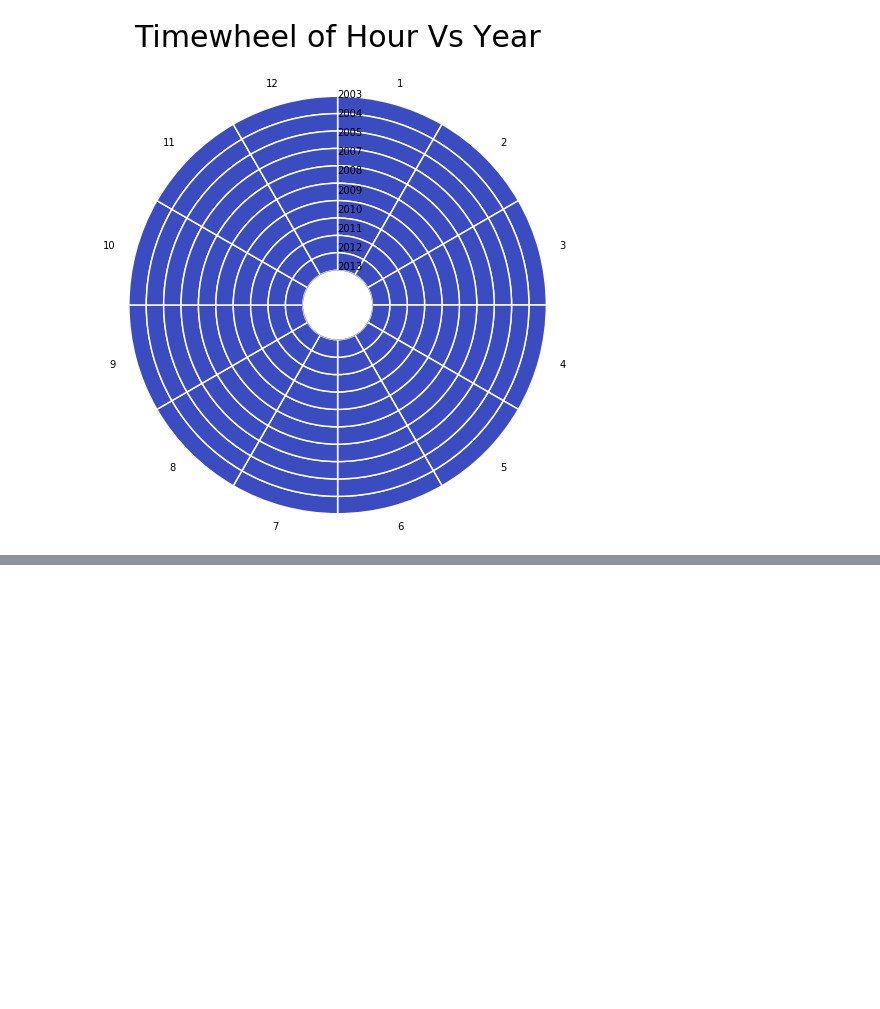
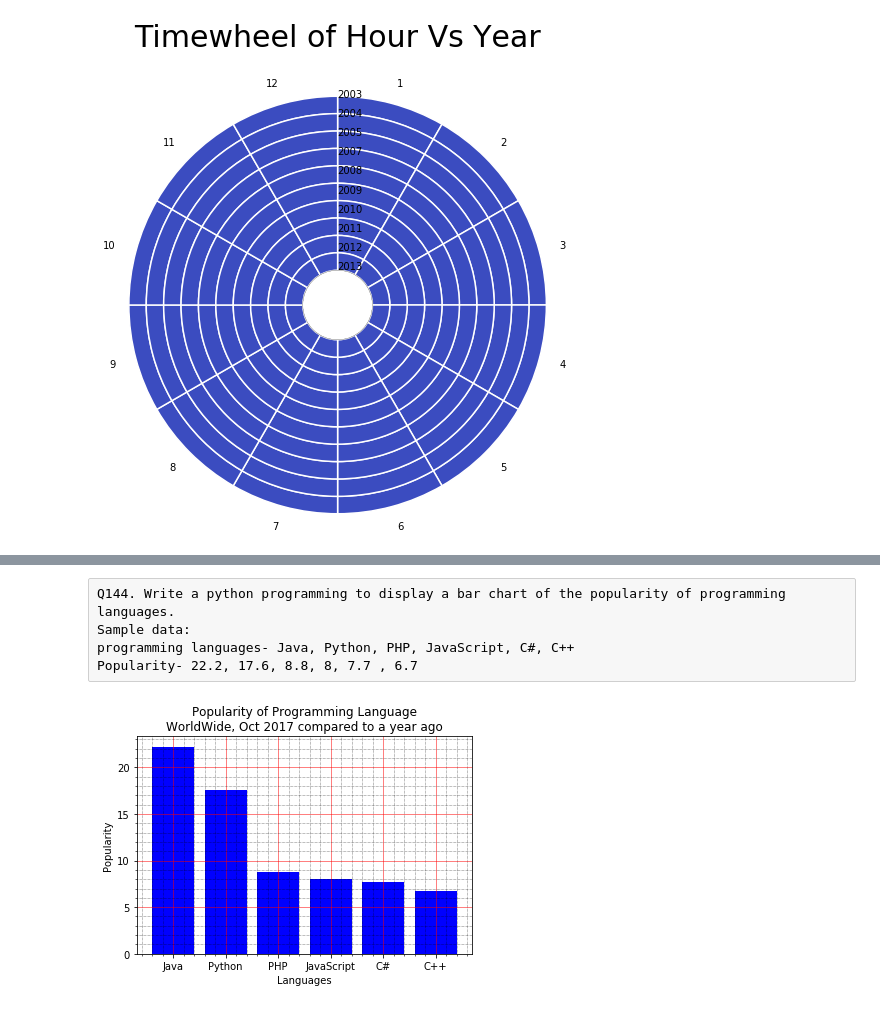
Before and after one commit to naveenkumardb/Python-Programming-Excercises, a Jupyter notebook: Python Subjective Programming Excercises.ipynb, the cells around one changed output, grey strips where cells are left out. Saved outputs shown, nothing was run; the diff lists cells and outputs as text; code cells hidden in the pictures; blank space fills up the shorter version.

```diff
--- a/Python Subjective Programming Excercises.ipynb
+++ b/Python Subjective Programming Excercises.ipynb
@@ -2933,0 +2986,21 @@ plt.show()
+# %% [raw]
+Q144. Write a python programming to display a bar chart of the popularity of programming languages.
+Sample data:
+programming languages- Java, Python, PHP, JavaScript, C#, C++
+Popularity- 22.2, 17.6, 8.8, 8, 7.7 , 6.7
+# %%
+import matplotlib.pyplot as plt
+x = ['Java', 'Python', 'PHP', 'JavaScript', 'C#', 'C++']
+popularity = [22.2, 17.6, 8.8, 8, 7.7 , 6.7]
+x_pos = [i for i, _ in enumerate(x)]
+plt.bar(x_pos,popularity,color='blue')
+plt.xlabel('Languages')
+plt.ylabel('Popularity')
+plt.title('Popularity of Programming Language\n'+'WorldWide, Oct 2017 compared to a year ago')
+plt.xticks(x_pos,x)
+plt.minorticks_on()
+plt.grid(which='major',linestyle='-',linewidth='0.5',color='red')
+plt.grid(which='minor',linestyle=':',linewidth='0.5',color='black')
+plt.show()
+# %% [output]
+[figure, added]
```
Also changed, not shown: parts of 18 cells of this notebook, 2 other files.
